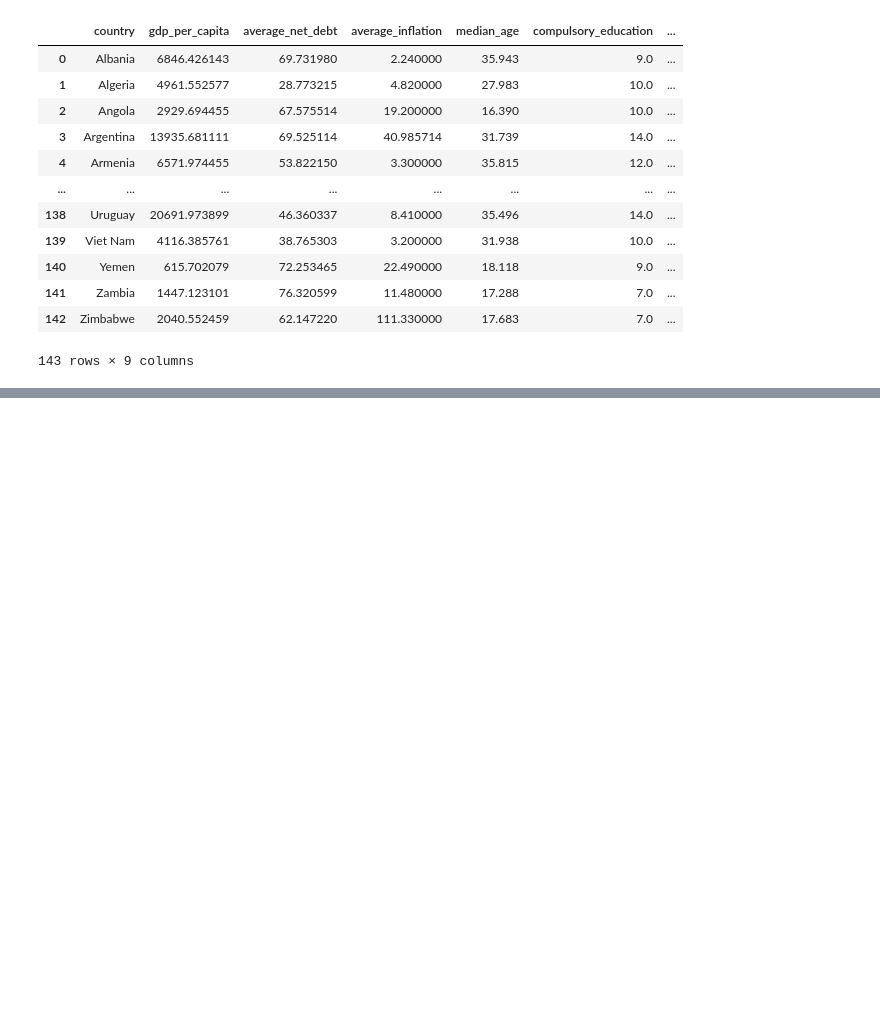
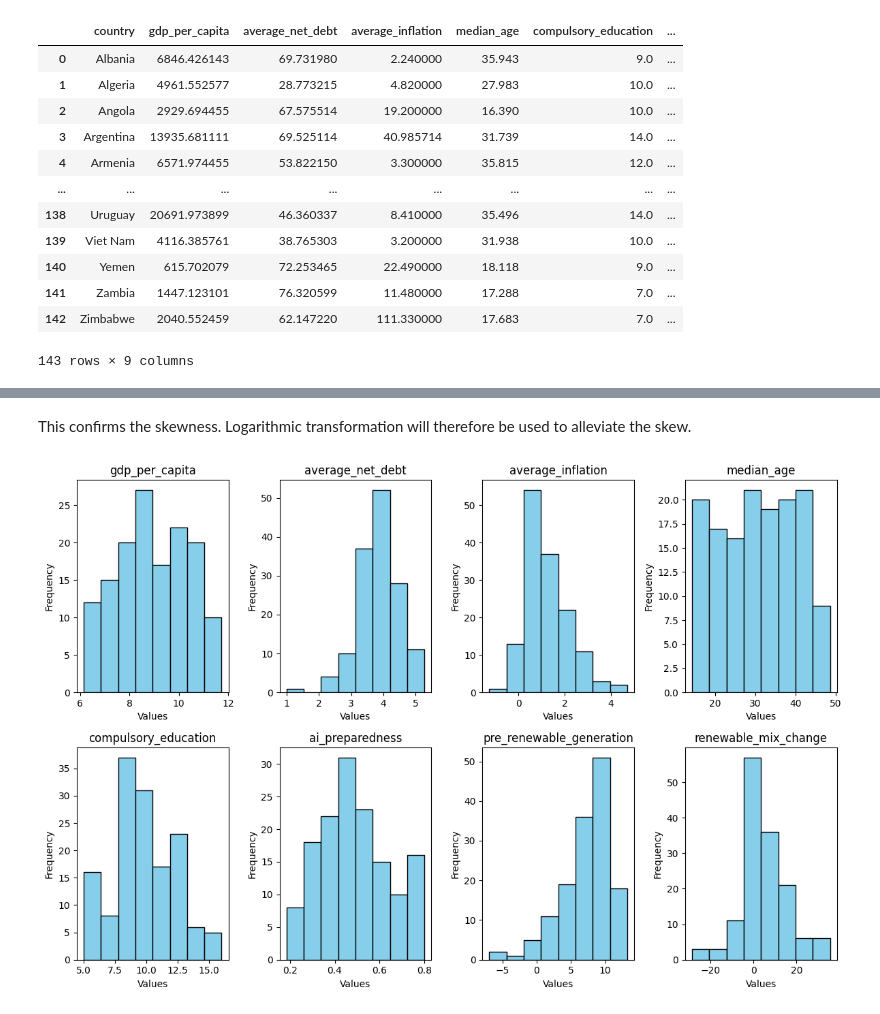
Before and after one commit to JRussell91/temp_pro_practice, a Jupyter notebook: main.ipynb, the cells around one changed output, grey strips where cells are left out. Saved outputs shown, nothing was run; the diff lists cells and outputs as text; code cells hidden in the pictures; blank space fills up the shorter version.

```diff
--- a/main.ipynb
+++ b/main.ipynb
@@ -303,0 +364,12 @@ complete_dataset
+# %% [markdown]
+This confirms the skewness. Logarithmic transformation will therefore be used to alleviate the skew.
+# %%
+transformed_dataset = complete_dataset
+transformed_dataset['average_inflation'] = np.log(transformed_dataset['average_inflation'] + 0.001)
+transformed_dataset['pre_renewable_generation'] = np.log(transformed_dataset['pre_renewable_generation'] + 0.001)
+transformed_dataset['average_net_debt'] = np.log(transformed_dataset['average_net_debt'] + 0.001)
+transformed_dataset['gdp_per_capita'] = np.log(transformed_dataset['gdp_per_capita'] + 0.001)
+# %%
+create_grid_plot(transformed_dataset)
+# %% [output]
+[figure, added]
```
Also changed, not shown: parts of 18 cells of this notebook.
